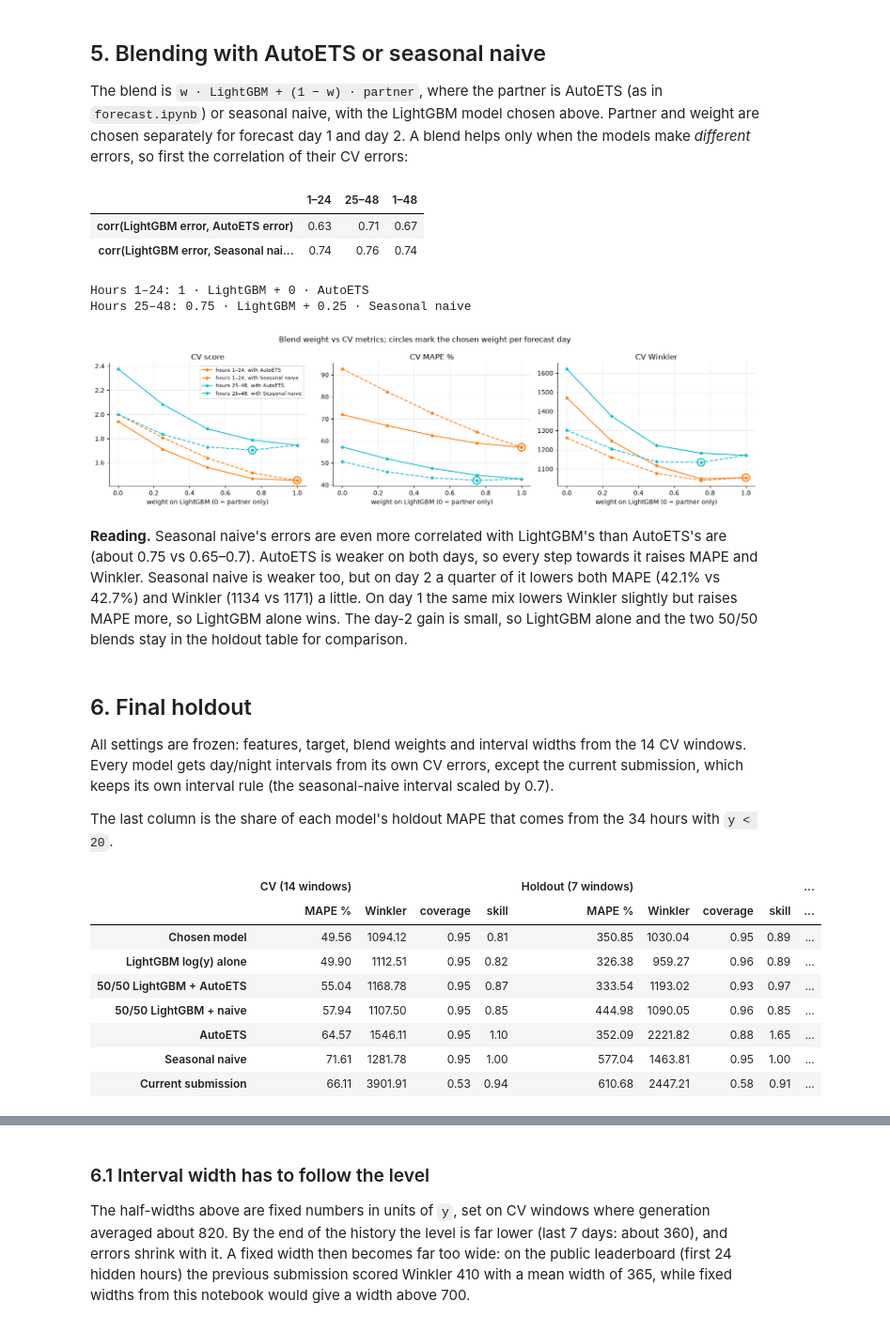
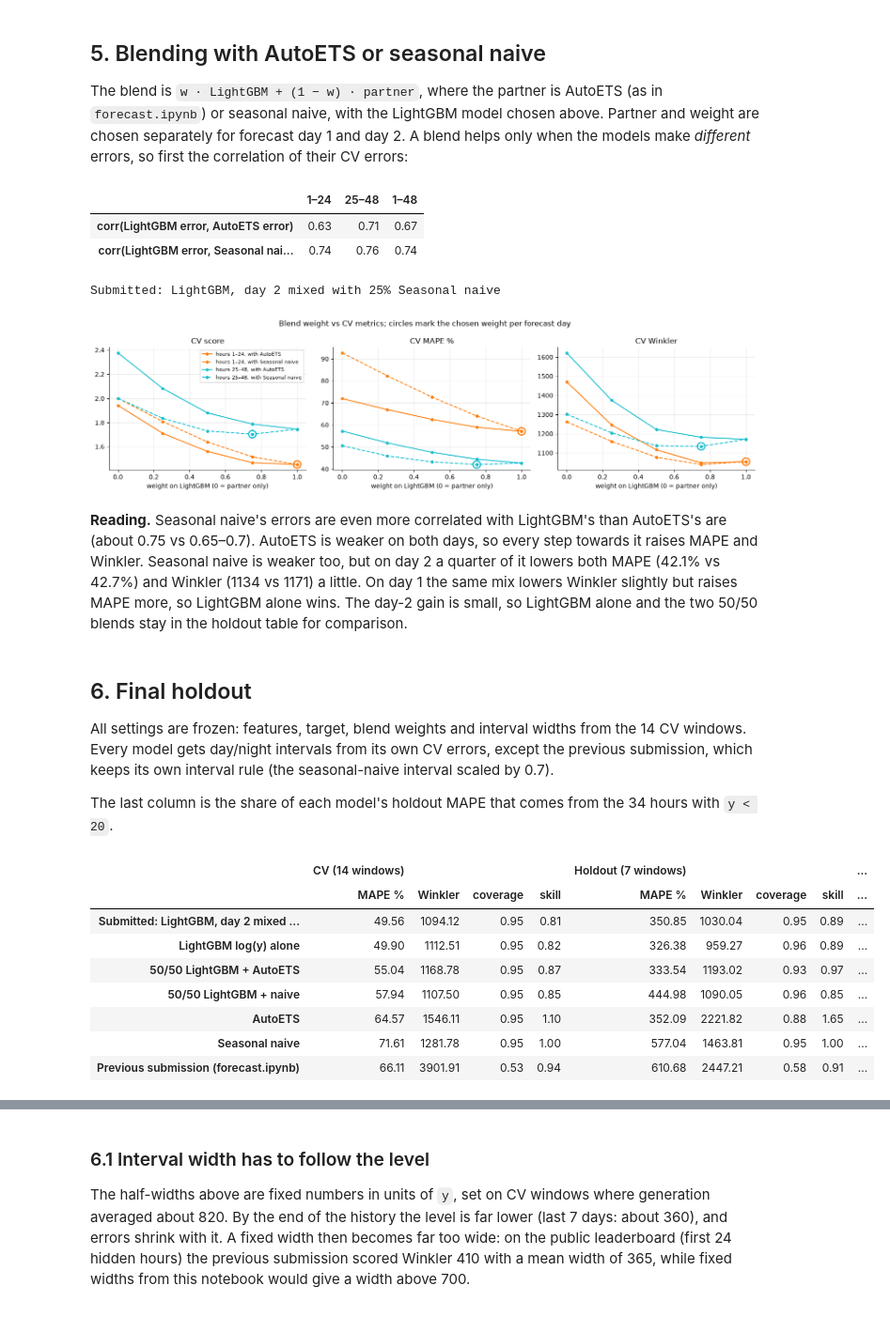
Before and after one commit to tbaraniuk/time-series_energy-consumption, a Jupyter notebook: notebooks/lightgbm_blend.ipynb, the cells around one changed output, grey strips where cells are left out. Shown at 94% size. Cells and saved outputs as stored; diff of their text form; code cells hidden in the pictures.

```diff
--- a/notebooks/lightgbm_blend.ipynb
+++ b/notebooks/lightgbm_blend.ipynb
@@ -58,5 +58,5 @@ LGBM_PARAMS = dict(
     min_child_samples=40, reg_lambda=2.0, random_state=SEED, n_jobs=4, verbosity=-1,
 )
 
-MODEL_NAMES.update({'submission': 'Current submission'})
-MODEL_COLORS.update({'submission': '#7f7f7f'})
+MODEL_NAMES.update({'previous': 'Previous submission (forecast.ipynb)'})
+MODEL_COLORS.update({'previous': '#8c564b'})  # Brown, so it is not confused with the grey history line.
@@ -141,7 +139,7 @@ def lgbm(origin, columns=tuple(all_features), log=True):
     return lgbm_cache[key]
 
 
-def submission(origin):
+def previous_submission(origin):
     past = y[:origin]
     sigma = np.std(past[DAY:] - past[:-DAY], ddof=1)
     half = 1.96 * sigma * np.sqrt(np.arange(H) // DAY + 1)
@@ -276,8 +274,12 @@ for key in partners:
 curve = pd.DataFrame(curve)
 chosen = curve.loc[curve.groupby('part')['score'].idxmin()].set_index('part')
 chosen_blend = {part: (chosen.loc[part, 'partner'], chosen.loc[part, 'w']) for part in DAY_PARTS}
-for part, (key, w) in chosen_blend.items():
-    print(f'Hours {part}: {w:g} · LightGBM + {1 - w:g} · {MODEL_NAMES[key]}')
+# Label for plots and tables, e.g. 'Submitted: LightGBM, day 2 mixed with 25% Seasonal naive'.
+SUBMITTED_NAME = 'Submitted: LightGBM' + ''.join(
+    f', day {day} mixed with {1 - w:.0%} {MODEL_NAMES[key]}'
+    for day, (key, w) in enumerate(chosen_blend.values(), start=1) if w < 1
+)
+print(SUBMITTED_NAME)
 
 fig, axes = plt.subplots(1, 3, figsize=(15, 4), sharex=True)
 for ax, metric in zip(axes, ['score', 'MAPE %', 'Winkler']):
@@ -298,56 +300,55 @@ plt.show()
 |  | 1–24 | 25–48 | 1–48 |
 | corr(LightGBM error, AutoETS error) | 0.63 | 0.71 | 0.67 |
 | corr(LightGBM error, Seasonal nai... | 0.74 | 0.76 | 0.74 |
-Hours 1–24: 1 · LightGBM + 0 · AutoETS
-Hours 25–48: 0.75 · LightGBM + 0.25 · Seasonal naive
+Submitted: LightGBM, day 2 mixed with 25% Seasonal naive
 [figure]
 # %% [markdown]
 **Reading.** Seasonal naive's errors are even more correlated with LightGBM's than AutoETS's are (about 0.75 vs 0.65–0.7). AutoETS is weaker on both days, so every step towards it raises MAPE and Winkler. Seasonal naive is weaker too, but on day 2 a quarter of it lowers both MAPE (42.1% vs 42.7%) and Winkler (1134 vs 1171) a little. On day 1 the same mix lowers Winkler slightly but raises MAPE more, so LightGBM alone wins. The day-2 gain is small, so LightGBM alone and the two 50/50 blends stay in the holdout table for comparison.
 # %% [markdown]
 ## 6. Final holdout
 
-All settings are frozen: features, target, blend weights and interval widths from the 14 CV windows. Every model gets day/night intervals from its own CV errors, except the current submission, which keeps its own interval rule (the seasonal-naive interval scaled by 0.7).
+All settings are frozen: features, target, blend weights and interval widths from the 14 CV windows. Every model gets day/night intervals from its own CV errors, except the previous submission, which keeps its own interval rule (the seasonal-naive interval scaled by 0.7).
 
 The last column is the share of each model's holdout MAPE that comes from the 34 hours with `y < 20`.
 # %%
-final = blend(chosen_blend['1–24'], chosen_blend['25–48'])
-candidates = {'final': final, 'lgbm': lgbm_best, 'ets50': blend(('autoets', 0.5), ('autoets', 0.5)),
+submitted = blend(chosen_blend['1–24'], chosen_blend['25–48'])
+candidates = {'submitted': submitted, 'lgbm': lgbm_best, 'ets50': blend(('autoets', 0.5), ('autoets', 0.5)),
               'naive50': blend(('naive', 0.5), ('naive', 0.5)), 'autoets': ets, 'naive': naive}
 bands = {name: calibrated_bands(point) for name, point in candidates.items()}
-sub = {o: submission(o) for o in all_origins}
-candidates['submission'] = {o: sub[o][0] for o in all_origins}
-bands['submission'] = {o: sub[o][1:] for o in all_origins}
+previous = {o: previous_submission(o) for o in all_origins}
+candidates['previous'] = {o: previous[o][0] for o in all_origins}
+bands['previous'] = {o: previous[o][1:] for o in all_origins}
 
-MODEL_NAMES.update({'final': 'Chosen model', 'lgbm': 'LightGBM log(y) alone',
+MODEL_NAMES.update({'submitted': SUBMITTED_NAME, 'lgbm': 'LightGBM log(y) alone',
                     'ets50': '50/50 LightGBM + AutoETS', 'naive50': '50/50 LightGBM + naive'})
-MODEL_COLORS.update({'final': '#d62728', 'lgbm': '#1f77b4', 'ets50': '#c5b0d5', 'naive50': '#98df8a'})
+MODEL_COLORS.update({'submitted': '#d62728', 'lgbm': '#1f77b4', 'ets50': '#c5b0d5', 'naive50': '#98df8a'})
 holdout_actual = np.concatenate([y[o : o + H] for o in holdout_origins])
 quiet = holdout_actual < 20
 
 
 def quiet_share(point):
     ape = np.abs(holdout_actual - np.concatenate([point[o] for o in holdout_origins])) / holdout_actual
     return ape[quiet].sum() / ape.sum()
 
 
 results = pd.concat({
     stage: pd.concat({MODEL_NAMES[k]: pooled(origins, candidates[k], bands[k]).loc['1–48'] for k in candidates}, axis=1).T
     for stage, origins in [('CV (14 windows)', cv_origins), ('Holdout (7 windows)', holdout_origins)]
 }, axis=1)
 results = results[[(s, m) for s in ('CV (14 windows)', 'Holdout (7 windows)')
                    for m in ('MAPE %', 'Winkler', 'coverage', 'skill')]]
 results[('Holdout (7 windows)', 'MAPE share from y < 20')] = [quiet_share(candidates[k]) for k in candidates]
 display(results.round(2))
 # %% [output]
 |  | CV (14 windows) |  |  |  | Holdout (7 windows) |  |  |  | ... |
 |  | MAPE % | Winkler | coverage | skill | MAPE % | Winkler | coverage | skill | ... |
-| Chosen model | 49.56 | 1094.12 | 0.95 | 0.81 | 350.85 | 1030.04 | 0.95 | 0.89 | ... |
+| Submitted: LightGBM, day 2 mixed ... | 49.56 | 1094.12 | 0.95 | 0.81 | 350.85 | 1030.04 | 0.95 | 0.89 | ... |
 | LightGBM log(y) alone | 49.90 | 1112.51 | 0.95 | 0.82 | 326.38 | 959.27 | 0.96 | 0.89 | ... |
 | 50/50 LightGBM + AutoETS | 55.04 | 1168.78 | 0.95 | 0.87 | 333.54 | 1193.02 | 0.93 | 0.97 | ... |
 | 50/50 LightGBM + naive | 57.94 | 1107.50 | 0.95 | 0.85 | 444.98 | 1090.05 | 0.96 | 0.85 | ... |
 | AutoETS | 64.57 | 1546.11 | 0.95 | 1.10 | 352.09 | 2221.82 | 0.88 | 1.65 | ... |
 | Seasonal naive | 71.61 | 1281.78 | 0.95 | 1.00 | 577.04 | 1463.81 | 0.95 | 1.00 | ... |
-| Current submission | 66.11 | 3901.91 | 0.53 | 0.94 | 610.68 | 2447.21 | 0.58 | 0.91 | ... |
+| Previous submission (forecast.ipynb) | 66.11 | 3901.91 | 0.53 | 0.94 | 610.68 | 2447.21 | 0.58 | 0.91 | ... |
 # %%
 keys = list(candidates)
 by_day = pd.concat({MODEL_NAMES[k]: pooled(holdout_origins, candidates[k], bands[k]).loc[DAY_PARTS, ['MAPE %', 'Winkler', 'coverage']]
```
Also changed, not shown: parts of 7 cells of this notebook, 1 other file.
